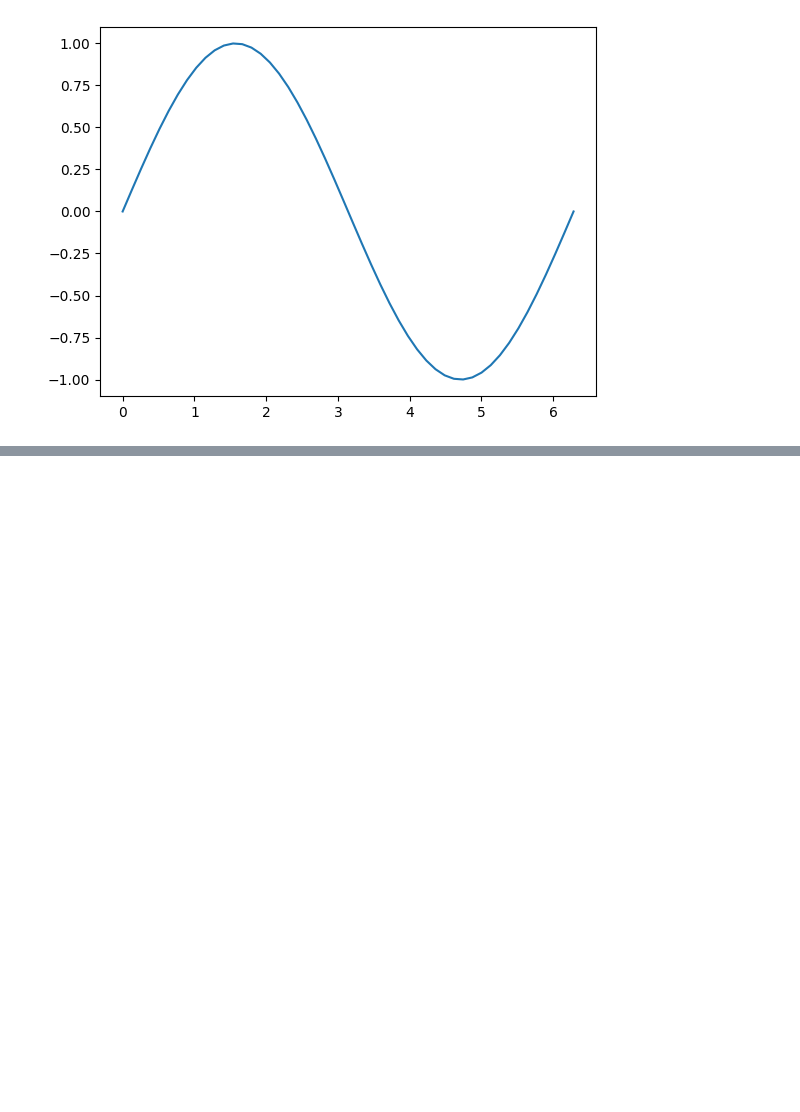
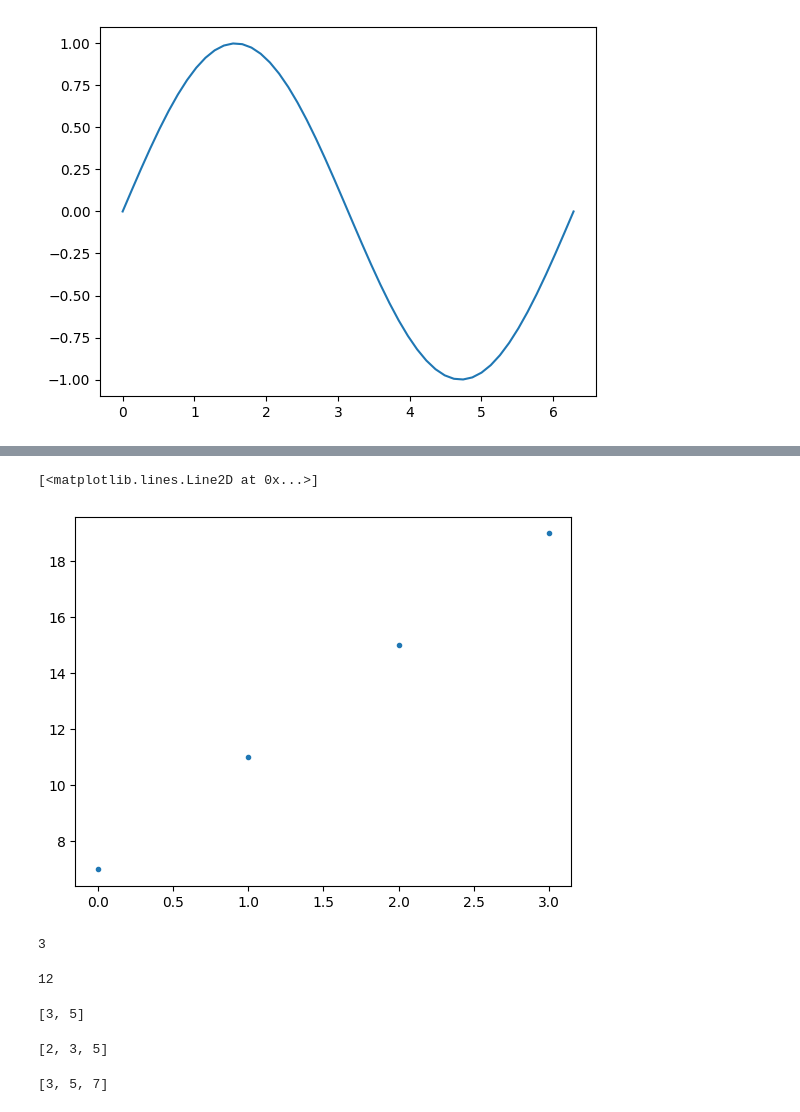
Before and after one commit to ankitmathur111/qriusankit, a Jupyter notebook: Yaksh_fossee/pre_ipynb.ipynb, the cells around one changed output, grey strips where cells are left out. Drawn from its saved outputs; the diff is of its cells as text; code cells hidden in the pictures; blank space fills up the shorter version.

```diff
--- a/Yaksh_fossee/pre_ipynb.ipynb
+++ b/Yaksh_fossee/pre_ipynb.ipynb
@@ -22,0 +41,27 @@ plt.ylim(-5*np.pi, 5*np.pi)
+# %%
+plt.plot(time,distance,'.')
+# %% [output]
+[<matplotlib.lines.Line2D at 0x...>]
+[figure, added]
+# %%
+mtlist = []
+p=[2,3,5,7]
+p[1]
+# %% [output]
+3
+# %%
+p[0]+p[1]+p[-1]
+# %% [output]
+12
+# %%
+p[1:3]
+# %% [output]
+[3, 5]
+# %%
+p[0:-1]
+# %% [output]
+[2, 3, 5]
+# %%
+p[1:]
+# %% [output]
+[3, 5, 7]
```
Also changed, not shown: parts of 32 cells of this notebook.
